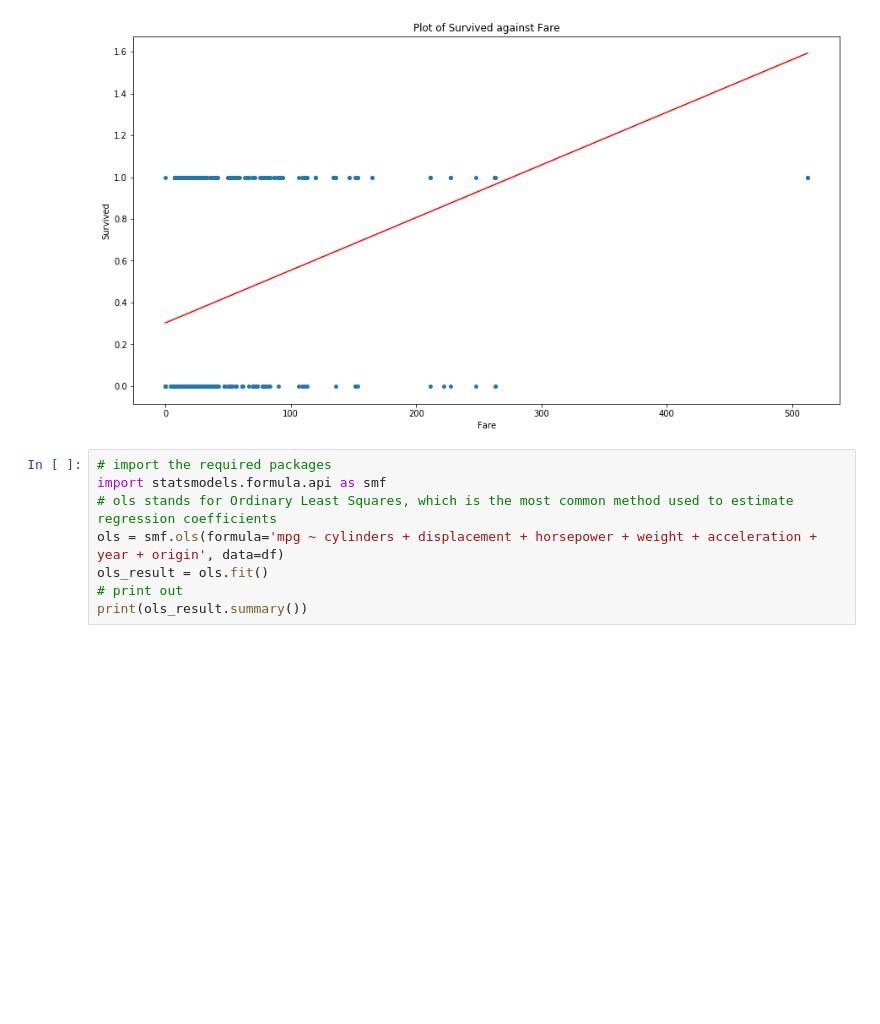
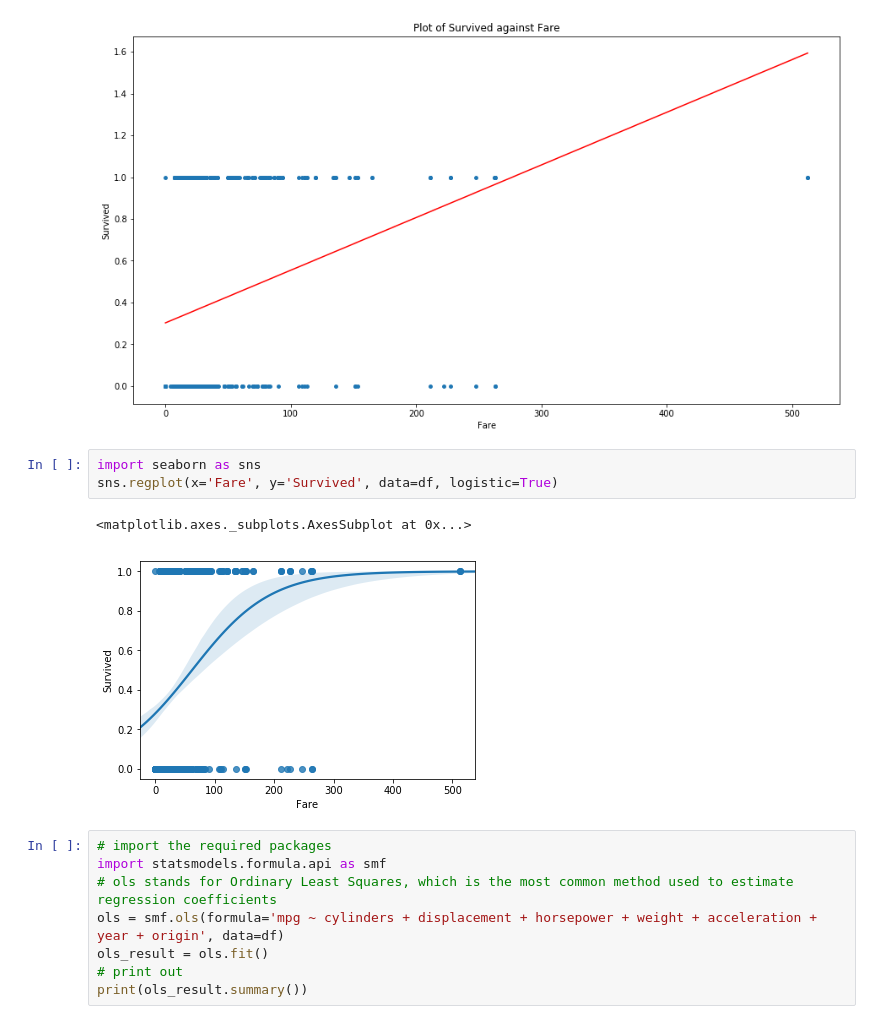
Before and after one commit to danielnyan/bt3103-1d4-statistical-learning, a Jupyter notebook: html_examples/webpages/data/pythoncodes.ipynb, the cells around one changed output. Cells and saved outputs as stored; diff of their text form; blank space fills up the shorter version.

Commit message:
update images

```diff
--- a/html_examples/webpages/data/pythoncodes.ipynb
+++ b/html_examples/webpages/data/pythoncodes.ipynb
@@ -45,6 +45,12 @@ plt.plot(np.unique(df['Fare']), np.poly1d(np.polyfit(df['Fare'], df['Survived'],
 plt.show()
 # %% [output]
 [figure]
+# %%
+import seaborn as sns
+sns.regplot(x='Fare', y='Survived', data=df, logistic=True)
+# %% [output]
+<matplotlib.axes._subplots.AxesSubplot at 0x...>
+[figure, added]
 # %%
 # import the required packages
 import statsmodels.formula.api as smf
```
Also changed, not shown: parts of 2 cells of this notebook, 7 other files.
